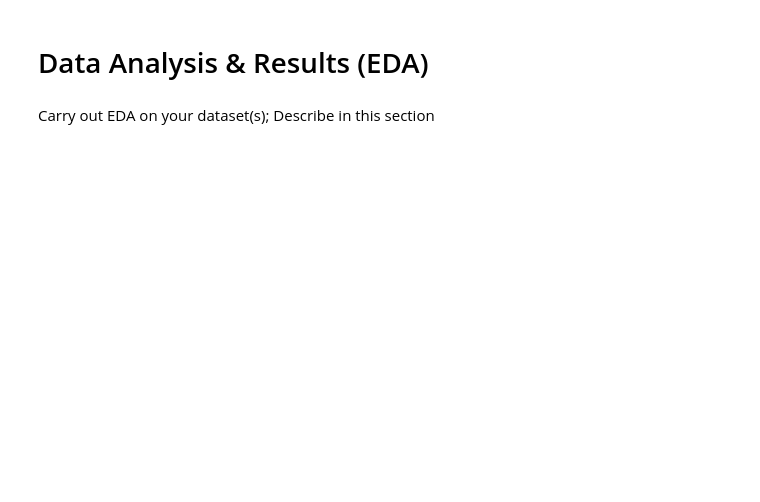
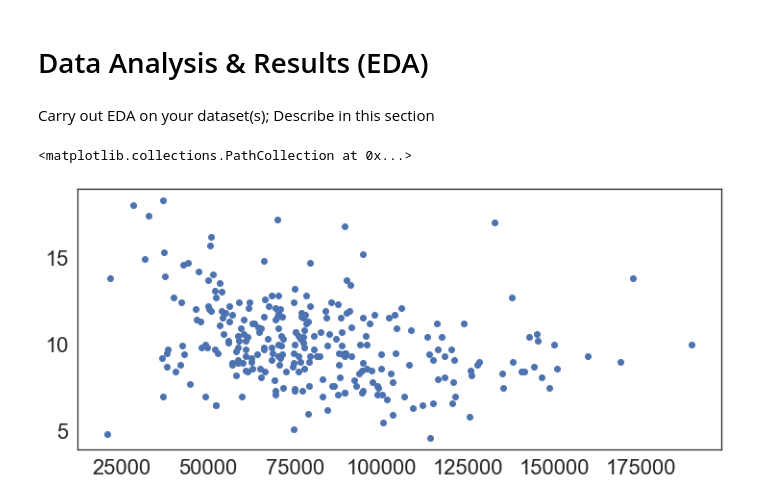
Before and after one commit to sim-anna/COGS108-Group_026-Wi23, a Jupyter notebook: EDACheckpointGroup_026-Wi23.ipynb, the cells around one changed output. Saved outputs shown, nothing was run; the diff lists cells and outputs as text; code cells hidden in the pictures; blank space fills up the shorter version.

```diff
--- a/EDACheckpointGroup_026-Wi23.ipynb
+++ b/EDACheckpointGroup_026-Wi23.ipynb
@@ -236,0 +269,5 @@ Carry out EDA on your dataset(s); Describe in this section
+# %%
+plt.scatter(df['Mean'].values, df['Data_Value'].values)
+# %% [output]
+<matplotlib.collections.PathCollection at 0x...>
+[figure, added]
```
Also changed, not shown: parts of 10 cells of this notebook.
